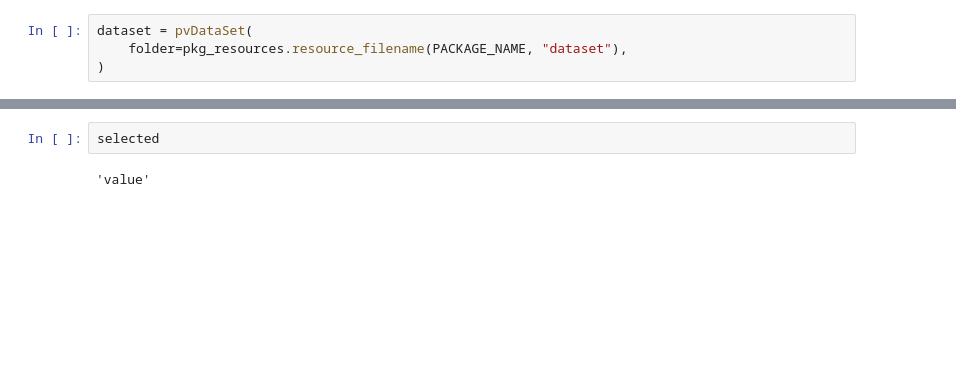
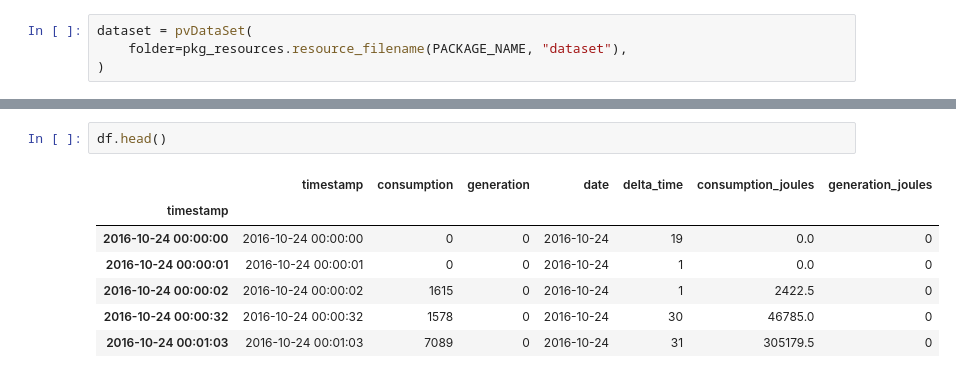
Before and after one commit to damionw/pvData, a Jupyter notebook: pvData/notebooks/Year of Living Solar.ipynb, the cells around one changed output, grey strips where cells are left out. Saved outputs shown, nothing was run; the diff lists cells and outputs as text; blank space fills up the shorter version.

```diff
--- a/pvData/notebooks/Year of Living Solar.ipynb
+++ b/pvData/notebooks/Year of Living Solar.ipynb
@@ -112,4 +79,10 @@ ValueError: Unknown string format
-# %%
-selected
-# %% [output]
-'value'
+# %%
+df.head()
+# %% [output]
+|  | timestamp | consumption | generation | date | delta_time | consumption_joules | generation_joules |
+| timestamp |  |  |  |  |  |  |  |
+| 2016-10-24 00:00:00 | 2016-10-24 00:00:00 | 0 | 0 | 2016-10-24 | 19 | 0.0 | 0 |
+| 2016-10-24 00:00:01 | 2016-10-24 00:00:01 | 0 | 0 | 2016-10-24 | 1 | 0.0 | 0 |
+| 2016-10-24 00:00:02 | 2016-10-24 00:00:02 | 1615 | 0 | 2016-10-24 | 1 | 2422.5 | 0 |
+| 2016-10-24 00:00:32 | 2016-10-24 00:00:32 | 1578 | 0 | 2016-10-24 | 30 | 46785.0 | 0 |
+| 2016-10-24 00:01:03 | 2016-10-24 00:01:03 | 7089 | 0 | 2016-10-24 | 31 | 305179.5 | 0 |
```
Also changed, not shown: parts of 1 cell of this notebook.
